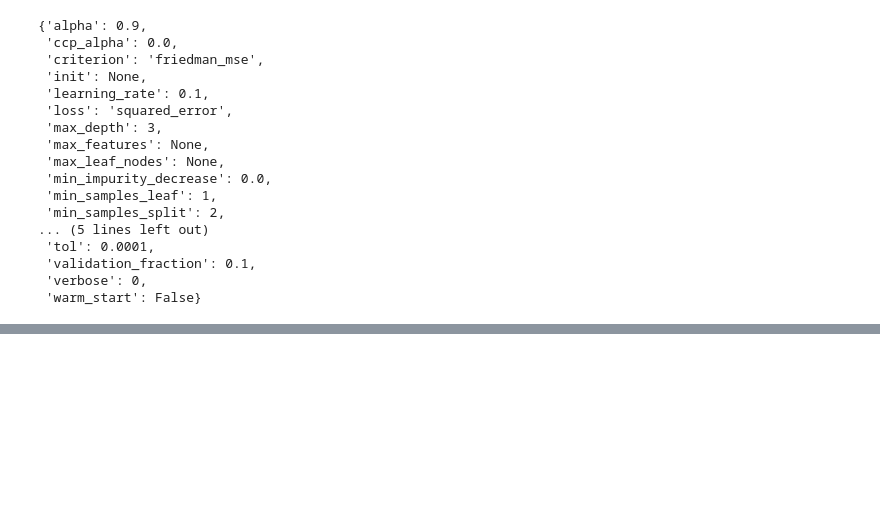
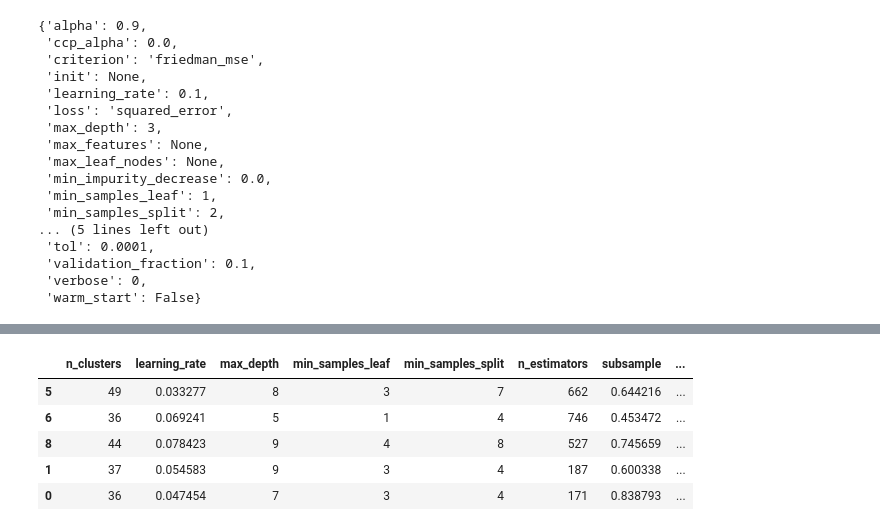
Before and after one commit to enescatagan/house-price-prediction, a Jupyter notebook: notebooks/main_nb.ipynb, the cells around one changed output, grey strips where cells are left out. Cells and saved outputs as stored; diff of their text form; code cells hidden in the pictures; blank space fills up the shorter version.

Commit message:
GradientBoosting

```diff
--- a/notebooks/main_nb.ipynb
+++ b/notebooks/main_nb.ipynb
@@ -2188,0 +2184,27 @@ param_dist = {
+# %%
+# Create Pipeline
+rnd_search_grad_boost_pipeline = Pipeline([
+    ('pre', preprocessing),
+    ('gr_boost', GradientBoostingRegressor())
+])
+# %%
+# Create Param interval
+param_dist = {
+    'pre__geo__n_clusters': randint(low=30, high=50),
+    'gr_boost__learning_rate': uniform(0.01, 0.1),
+    'gr_boost__n_estimators': randint(100, 1000),
+    'gr_boost__subsample': uniform(0.3, 0.9),
+    'gr_boost__min_samples_split': randint(2, 10),
+    'gr_boost__min_samples_leaf': randint(1, 5),
+    'gr_boost__max_depth': randint(3, 10),
+}
+
+# Lets Search
+rnd_search_gradient_boosting = RandomizedSearchCV(
+    rnd_search_grad_boost_pipeline, param_distributions=param_dist,
+    n_iter=10, cv=3,
+    scoring='neg_root_mean_squared_error',
+    random_state=42
+)
+
+rnd_search_gradient_boosting.fit(housing, housing_labels)
@@ -2188,0 +2264,21 @@ param_dist = {
+# %%
+# Display the random search results
+cv_res = pd.DataFrame(rnd_search_gradient_boosting.cv_results_)
+cv_res.sort_values(by="mean_test_score", ascending=False, inplace=True)
+cv_res = cv_res[["param_pre__geo__n_clusters", "param_gr_boost__learning_rate",
+                 "param_gr_boost__max_depth", "param_gr_boost__min_samples_leaf",
+                 "param_gr_boost__min_samples_split", "param_gr_boost__n_estimators",
+                 "param_gr_boost__subsample",
+                 "split0_test_score", "split1_test_score", "split2_test_score", "mean_test_score"]]
+score_cols = ["split0", "split1", "split2", "mean_test_rmse"]
+cv_res.columns = ["n_clusters", "learning_rate", "max_depth", "min_samples_leaf",
+                  "min_samples_split", "n_estimators", "subsample"] + score_cols
+cv_res[score_cols] = -cv_res[score_cols].round().astype(np.float64)
+cv_res.head()
+# %% [output]
+|  | n_clusters | learning_rate | max_depth | min_samples_leaf | min_samples_split | n_estimators | subsample | ... |
+| 5 | 49 | 0.033277 | 8 | 3 | 7 | 662 | 0.644216 | ... |
+| 6 | 36 | 0.069241 | 5 | 1 | 4 | 746 | 0.453472 | ... |
+| 8 | 44 | 0.078423 | 9 | 4 | 8 | 527 | 0.745659 | ... |
+| 1 | 37 | 0.054583 | 9 | 3 | 4 | 187 | 0.600338 | ... |
+| 0 | 36 | 0.047454 | 7 | 3 | 4 | 171 | 0.838793 | ... |
```
Also changed, not shown: parts of 14 cells of this notebook.
